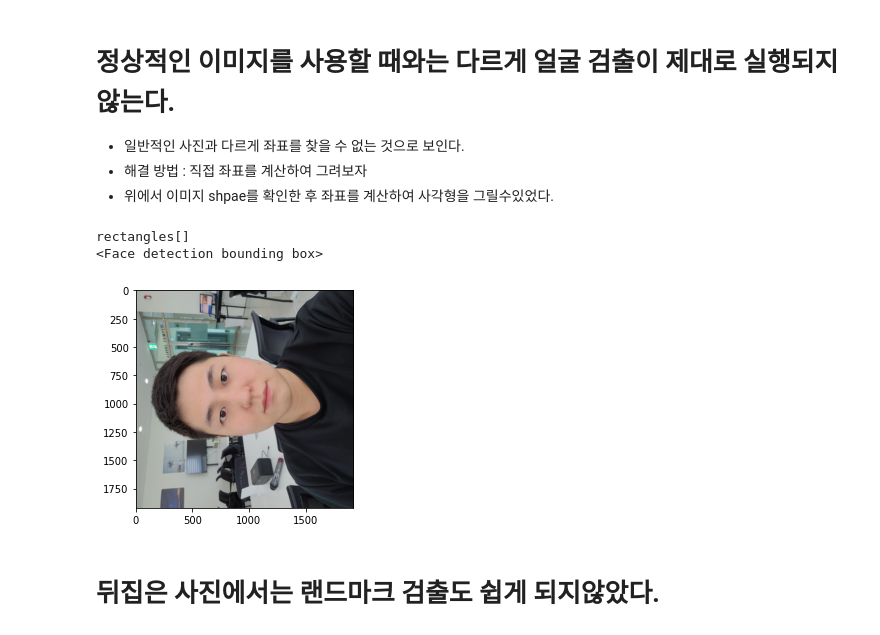
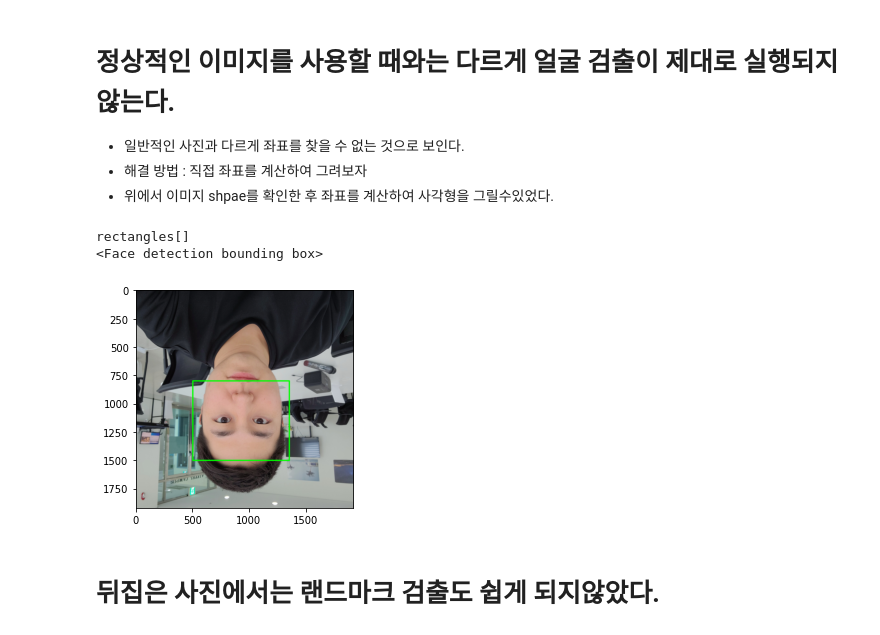
Before and after one commit to sgr1118/EX, a Jupyter notebook: [Exp_07]_Camera_Sticker_App.ipynb, the cells around one changed output. Saved outputs shown, nothing was run; the diff lists cells and outputs as text; code cells hidden in the pictures.

```diff
--- a/[Exp_07]_Camera_Sticker_App.ipynb
+++ b/[Exp_07]_Camera_Sticker_App.ipynb
@@ -205,7 +205,7 @@ import dlib
 # %%
 # 이미지 불러오기
 
-my_image_path = '/content/drive/MyDrive/Aiffel/EX/camera image/my_face.jpg'
+my_image_path = '/content/drive/MyDrive/Aiffel/EX/EX8_image/my_face.jpg'
 img_bgr = cv2.imread(my_image_path) # opencv로 이미지 불러오기
 img_show = img_bgr.copy()
 plt.imshow(img_bgr)
@@ -264,33 +261,30 @@ img180.shape # (2560, 1920, 3)
 # %%
 # 얼굴 검출 face detection
 
 detector_hog = dlib.get_frontal_face_detector()
 
 # img_rgb = cv2.cvtColor(img_180_cp, cv2.COLOR_BGR2RGB)
-dlib_rects = detector_hog(img_180_cp, 1) # (image, num of image pyramid)
+dlib_rects = detector_hog(img180, 1) # (image, num of image pyramid)
 
 # 찾은 얼굴 영역 박스 리스트
 
 print(dlib_rects)
 
 for dlib_rect in dlib_rects:
   L = dlib_rect.left()
   T = dlib_rect.top()
   R = dlib_rect.right()
   B = dlib_rect.bottom()
 
-  cv2.rectangle(img_180_cp, (L, T), (R, B), (0,255,0), 10, lineType=cv2.LINE_AA)
-#face_rectangle = cv2.rectangle(img_show, (500, 800), (1350, 1800), (0,255,0), 10, lineType=cv2.LINE_AA)
+  #cv2.rectangle(img_180_cp, (L, T), (R, B), (0,255,0), 10, lineType=cv2.LINE_AA)
+face_rectangle = cv2.rectangle(img180, (500, 800), (1350, 1500), (0,255,0), 10, lineType=cv2.LINE_AA)
 print("<Face detection bounding box>")
-plt.imshow(img_180_cp)
+plt.imshow(img180)
 plt.show()
-
-# dlib detector 는 dlib.rectangles 타입의 객체를 반환합니다.
-# dlib.rectangles 는 dlib.rectangle 객체의 배열 형태로 이루어져 있습니다.
 # %% [output]
 rectangles[]
 <Face detection bounding box>
-[figure, old version]
+[figure, new version]
 # %% [markdown]
 # 뒤집은 사진에서는 랜드마크 검출도 쉽게 되지않았다.
 # %%
```
Also changed, not shown: parts of 11 cells of this notebook.
